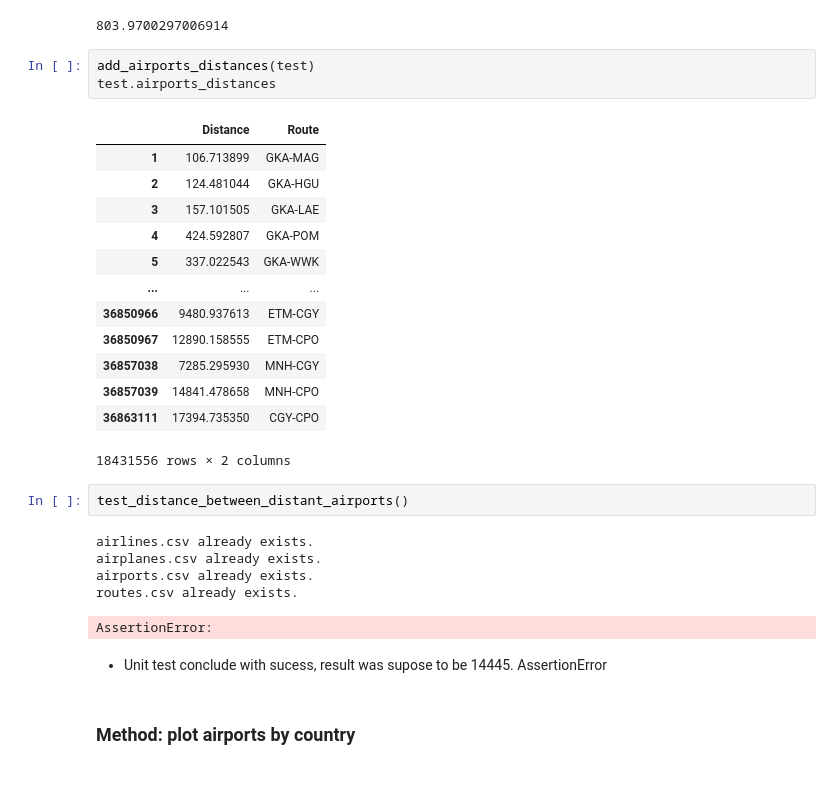
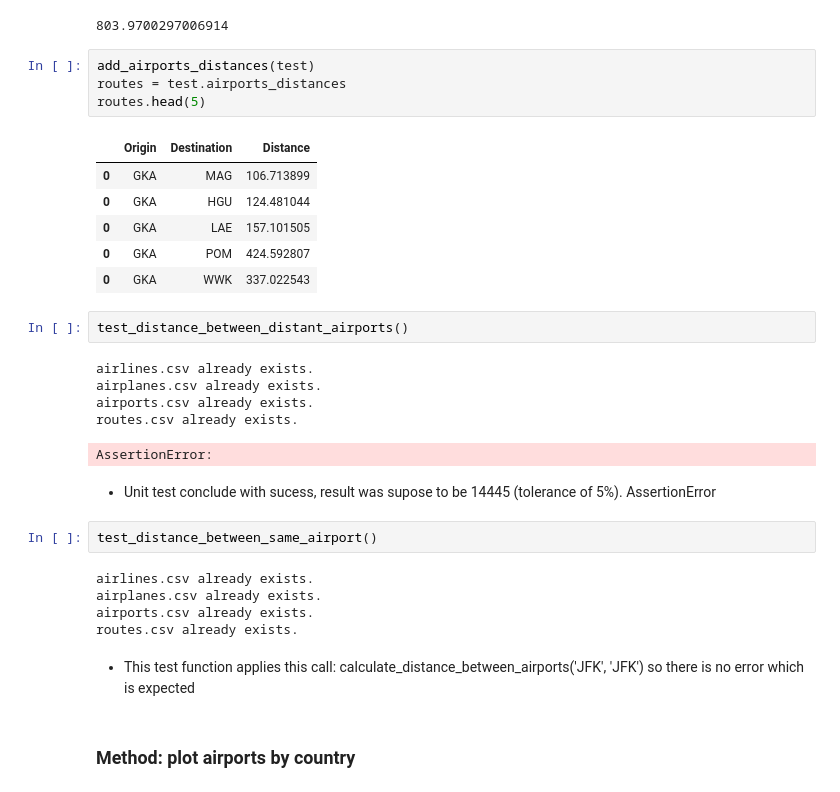
Before and after one commit to Fantunes0010/testz, a Jupyter notebook: showcasenotebook.ipynb, the cells around one changed output. Cells and saved outputs as stored; diff of their text form.

```diff
--- a/showcasenotebook.ipynb
+++ b/showcasenotebook.ipynb
@@ -40,21 +40,15 @@ routes.csv already exists.
 803.9700297006914
 # %%
 add_airports_distances(test)
-test.airports_distances
+routes = test.airports_distances
+routes.head(5)
 # %% [output]
-|  | Distance | Route |
-| 1 | 106.713899 | GKA-MAG |
-| 2 | 124.481044 | GKA-HGU |
-| 3 | 157.101505 | GKA-LAE |
-| 4 | 424.592807 | GKA-POM |
-| 5 | 337.022543 | GKA-WWK |
-| ... | ... | ... |
-| 36850966 | 9480.937613 | ETM-CGY |
-| 36850967 | 12890.158555 | ETM-CPO |
-| 36857038 | 7285.295930 | MNH-CGY |
-| 36857039 | 14841.478658 | MNH-CPO |
-| 36863111 | 17394.735350 | CGY-CPO |
+|  | Origin | Destination | Distance |
+| 0 | GKA | MAG | 106.713899 |
+| 0 | GKA | HGU | 124.481044 |
+| 0 | GKA | LAE | 157.101505 |
+| 0 | GKA | POM | 424.592807 |
+| 0 | GKA | WWK | 337.022543 |
-18431556 rows × 2 columns
 # %%
 test_distance_between_distant_airports()
 # %% [output]
@@ -64,7 +58,16 @@ airports.csv already exists.
 routes.csv already exists.
 AssertionError:
 # %% [markdown]
-- Unit test conclude with sucess, result was supose to be 14445. AssertionError
+- Unit test conclude with sucess, result was supose to be 14445 (tolerance of 5%). AssertionError
+# %%
+test_distance_between_same_airport()
+# %% [output]
+airlines.csv already exists.
+airplanes.csv already exists.
+airports.csv already exists.
+routes.csv already exists.
+# %% [markdown]
+- This test function applies this call: calculate_distance_between_airports('JFK', 'JFK') so there is no error which is expected
 # %% [markdown]
 ### Method: plot airports by country
 # %%
```
Also changed, not shown: parts of 6 cells of this notebook, 7 other files.
